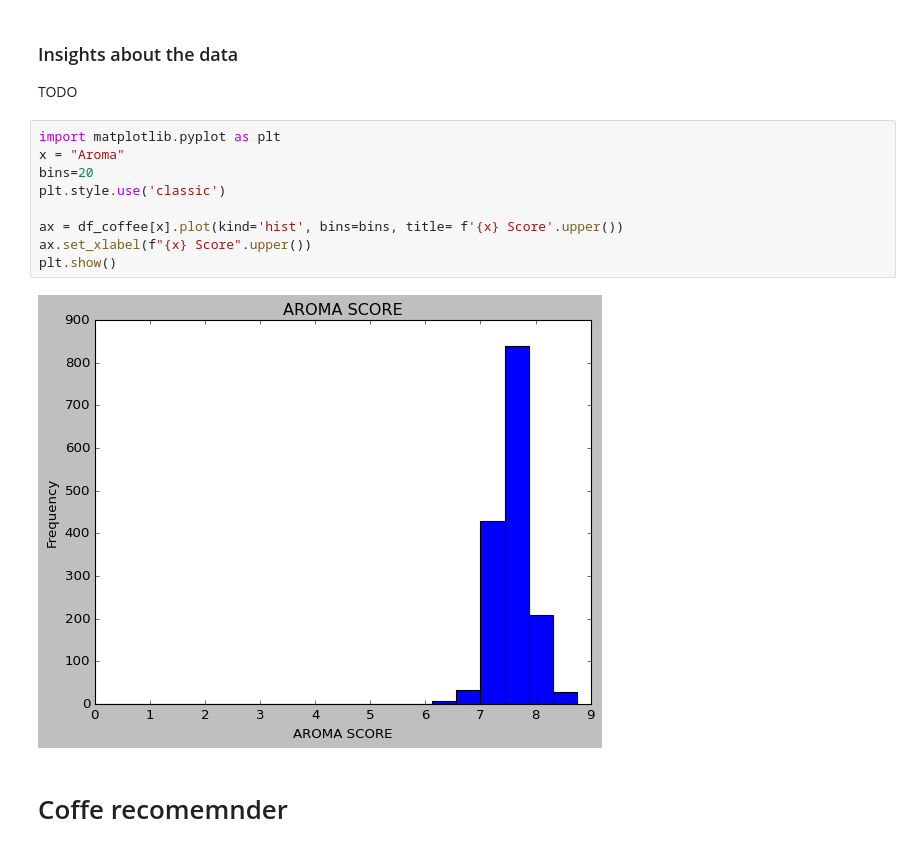
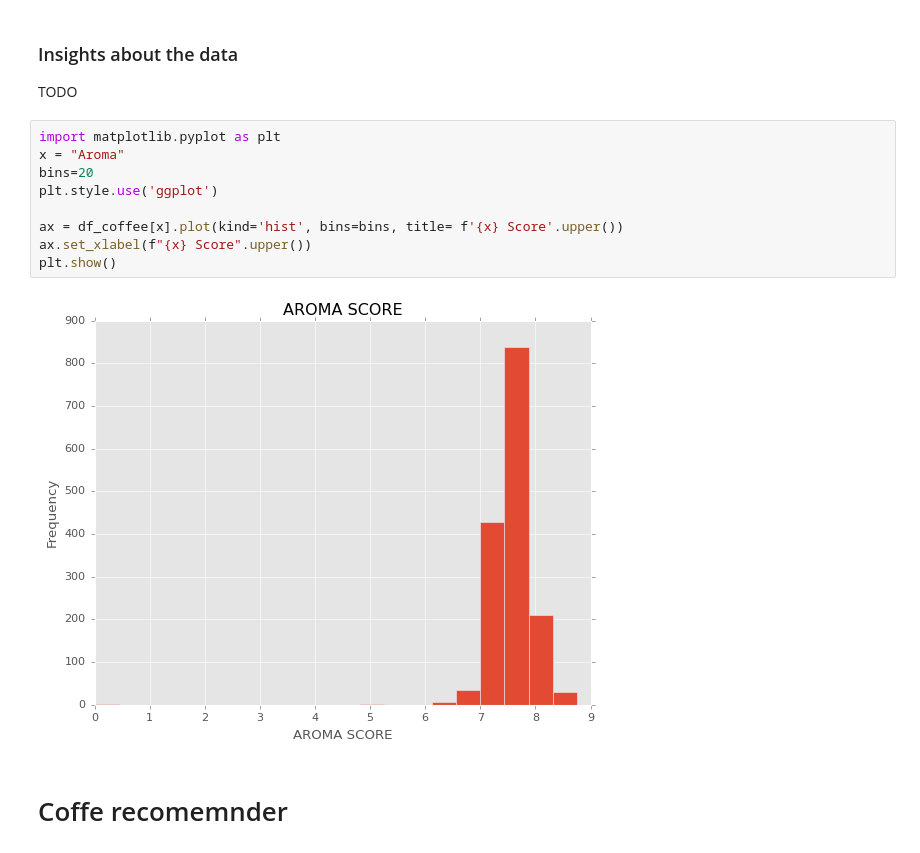
Before and after one commit to lukpares/coffee, a Jupyter notebook: coffee.ipynb, the cells around one changed output. Cells and saved outputs as stored; diff of their text form.

```diff
--- a/coffee.ipynb
+++ b/coffee.ipynb
@@ -133,13 +133,13 @@ TODO
 # %%
 import matplotlib.pyplot as plt
 x = "Aroma"
 bins=20
-plt.style.use('classic')
+plt.style.use('ggplot')
 
 ax = df_coffee[x].plot(kind='hist', bins=bins, title= f'{x} Score'.upper())
 ax.set_xlabel(f"{x} Score".upper())
 plt.show()
 # %% [output]
-[figure, old version]
+[figure, new version]
 # %% [markdown]
 # Coffe recomemnder
```
